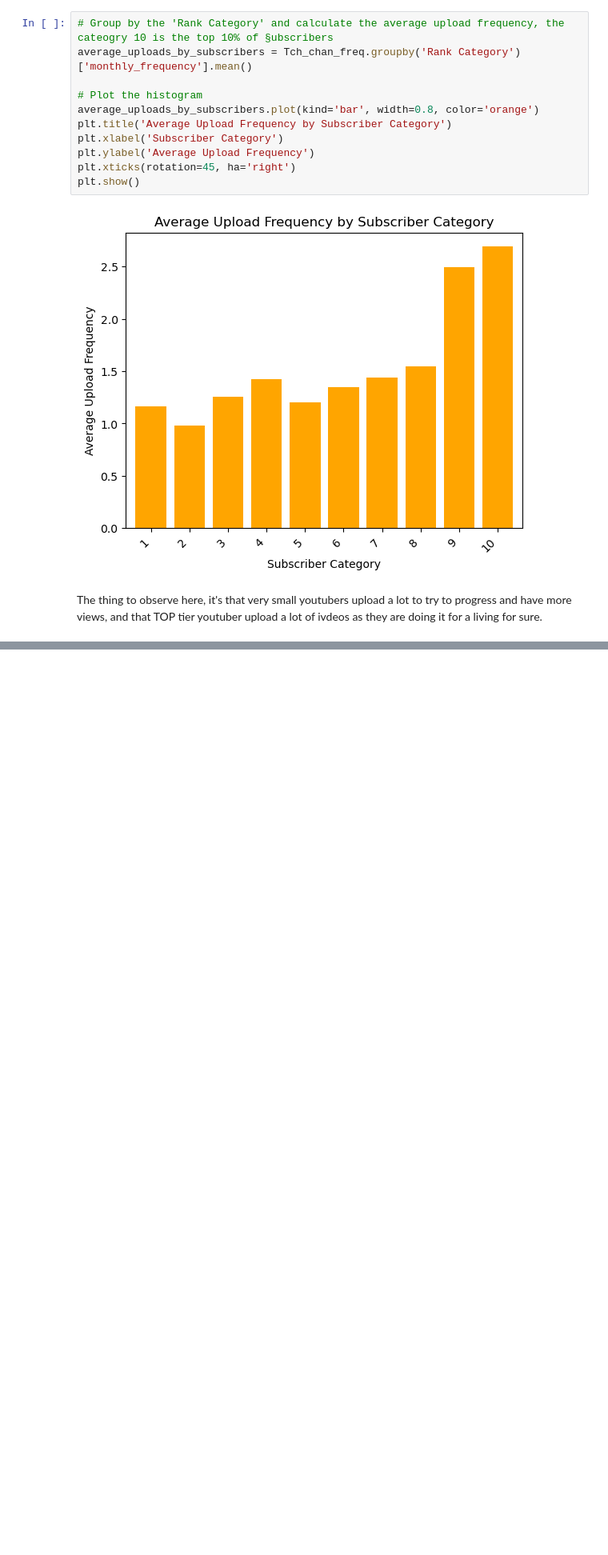
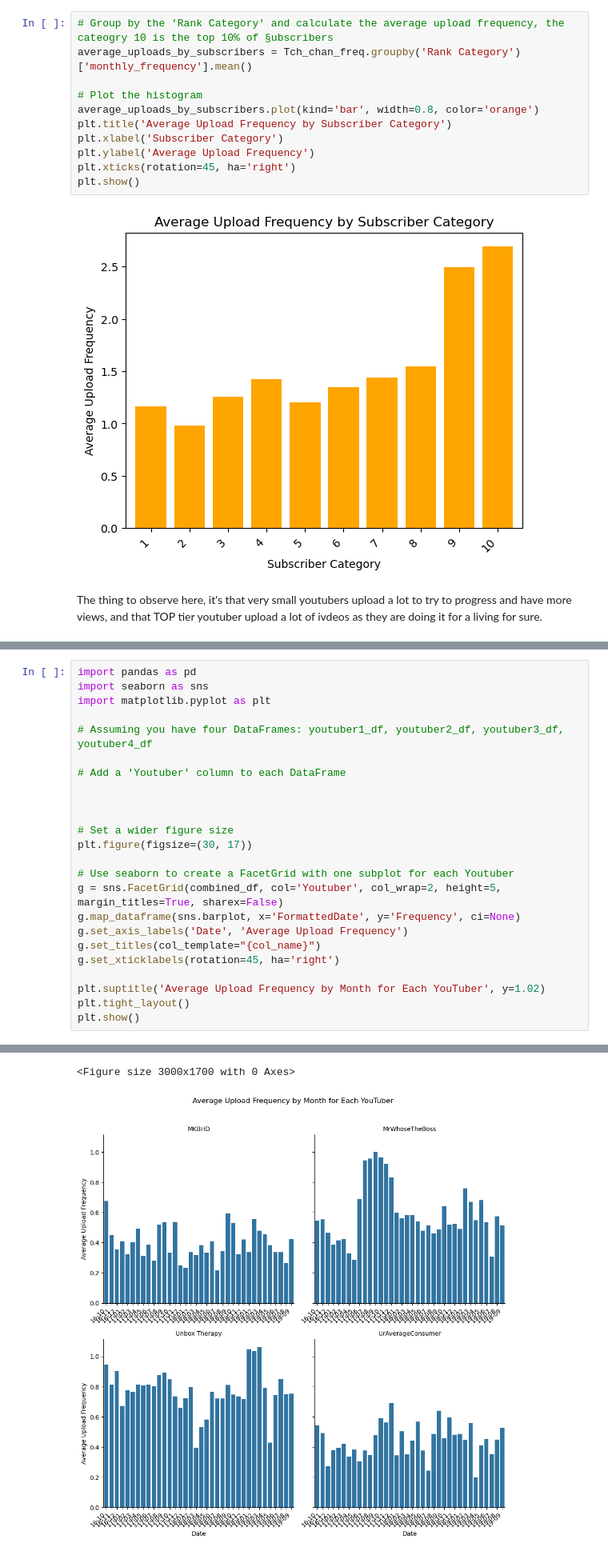
Before and after one commit to epfl-ada/ada-2023-project-datasquad2023, a Jupyter notebook: EDA_OTI.ipynb, the cells around one changed output, grey strips where cells are left out. Shown at 80% size. Saved outputs shown, nothing was run; the diff lists cells and outputs as text; blank space fills up the shorter version.

```diff
--- a/EDA_OTI.ipynb
+++ b/EDA_OTI.ipynb
@@ -203,0 +376,25 @@ The thing to observe here, it's that very small youtubers upload a lot to try to
+# %%
+import pandas as pd
+import seaborn as sns
+import matplotlib.pyplot as plt
+
+# Assuming you have four DataFrames: youtuber1_df, youtuber2_df, youtuber3_df, youtuber4_df
+
+# Add a 'Youtuber' column to each DataFrame
+
+
+
+# Set a wider figure size
+plt.figure(figsize=(30, 17))
+
+# Use seaborn to create a FacetGrid with one subplot for each Youtuber
+g = sns.FacetGrid(combined_df, col='Youtuber', col_wrap=2, height=5, margin_titles=True, sharex=False)
+g.map_dataframe(sns.barplot, x='FormattedDate', y='Frequency', ci=None)
+g.set_axis_labels('Date', 'Average Upload Frequency')
+g.set_titles(col_template="{col_name}")
+g.set_xticklabels(rotation=45, ha='right')
+
+plt.suptitle('Average Upload Frequency by Month for Each YouTuber', y=1.02)
+plt.tight_layout()
+plt.show()
+# %% [output]
@@ -203,0 +416,2 @@ The thing to observe here, it's that very small youtubers upload a lot to try to
+<Figure size 3000x1700 with 0 Axes>
+[figure, added]
```
Also changed, not shown: parts of 36 cells of this notebook.
